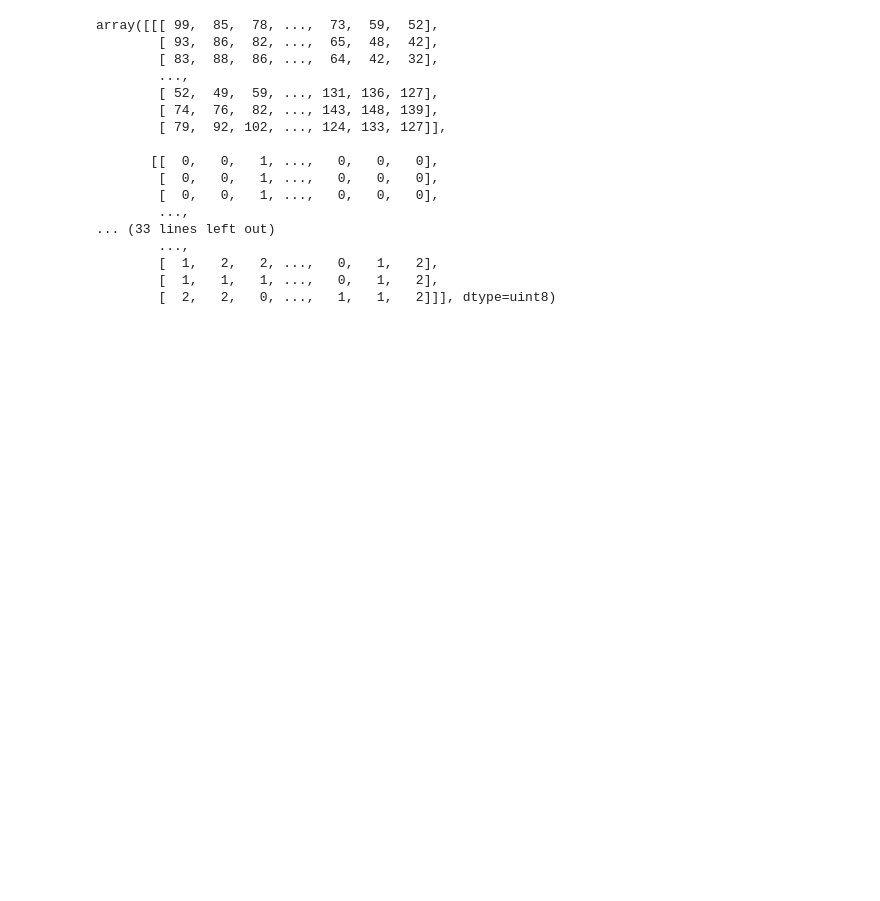
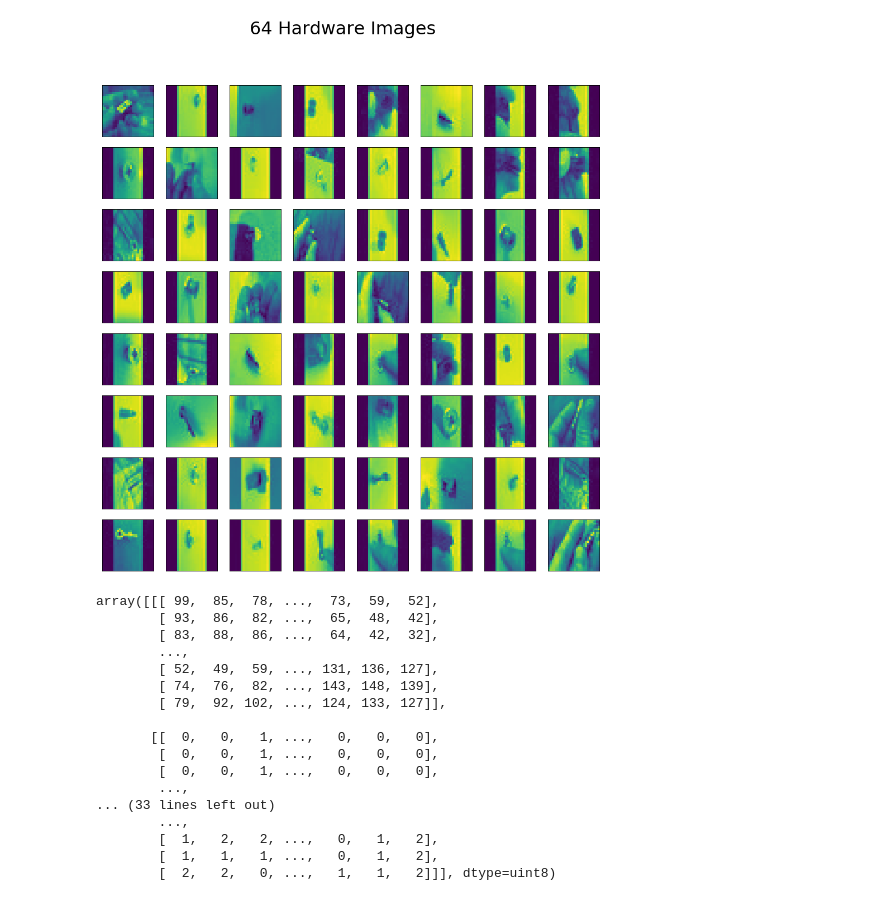
Before and after one commit to brandonsteed/hardware, a Jupyter notebook: classifying-hardware-from-images.ipynb, the cells around one changed output. Cells and saved outputs as stored; diff of their text form; code cells hidden in the pictures; blank space fills up the shorter version.

```diff
--- a/classifying-hardware-from-images.ipynb
+++ b/classifying-hardware-from-images.ipynb
@@ -13,6 +14,18 @@ X_train = np.load('X-train.npy')
 y_train = np.load('y-train.npy')
 X_test = np.load('X-test.npy')
 y_test = np.load('y-test.npy')
+# %%
+plt.figure(figsize=(16, 16))
+for i in np.arange(64):
+    plt.subplot(8, 8, i + 1)
+    plt.imshow(X_train[i])
+    plt.xticks(())
+    plt.yticks(())
+plt.suptitle('64 Hardware Images', fontsize=32)
+
+plt.show()
+# %% [output]
+[figure, added]
 # %%
 X_train
 # %% [output]
```
Also changed, not shown: parts of 10 cells of this notebook.
